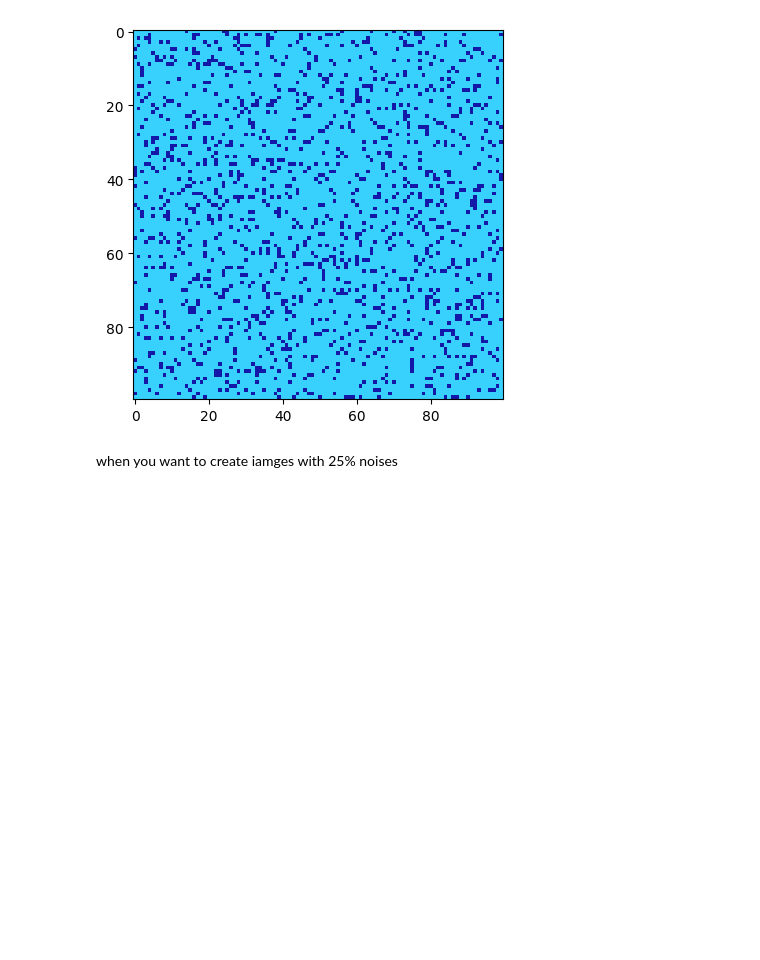
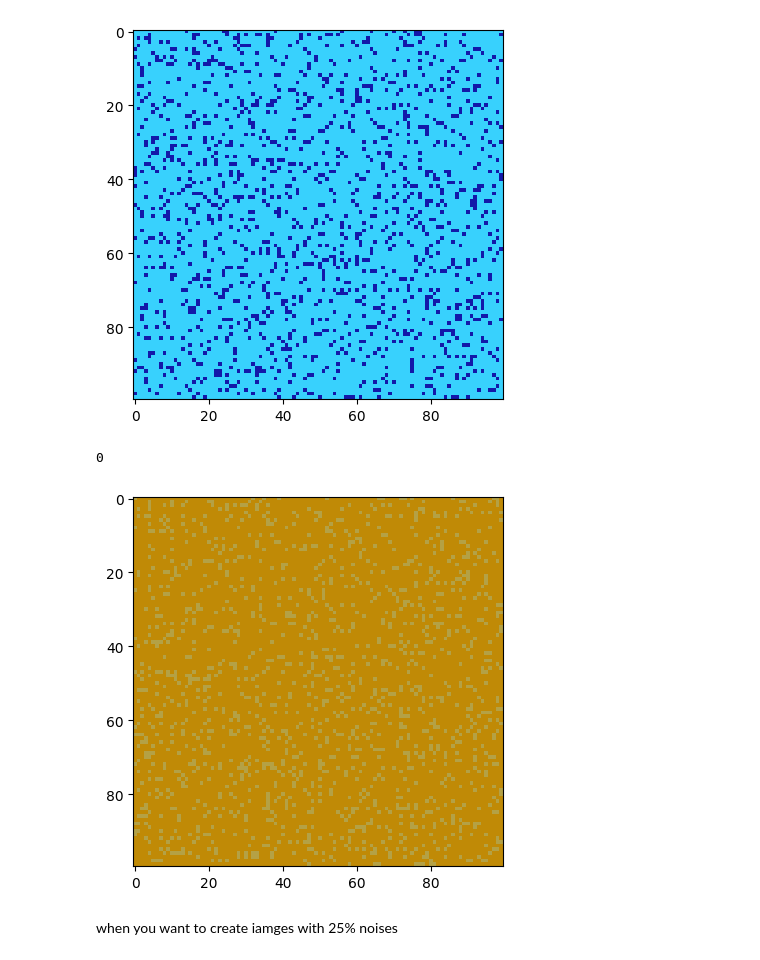
Before and after one commit to ghanbarifereshteh/singlecolorprj, a Jupyter notebook: noisysinglecolornew.ipynb, the cells around one changed output. Drawn from its saved outputs; the diff is of its cells as text; code cells hidden in the pictures; blank space fills up the shorter version.

```diff
--- a/noisysinglecolornew.ipynb
+++ b/noisysinglecolornew.ipynb
@@ -150,6 +150,13 @@ print(labels_test[722])
 # %% [output]
 6
 [figure]
+# %%
+import matplotlib.pyplot as plt
+plt.imshow(numpydata_test[366])
+print(labels_test[366])
+# %% [output]
+0
+[figure, added]
 # %% [markdown]
 when you want to create iamges with 25% noises
 # %%
```
Also changed, not shown: parts of 5 cells of this notebook.
